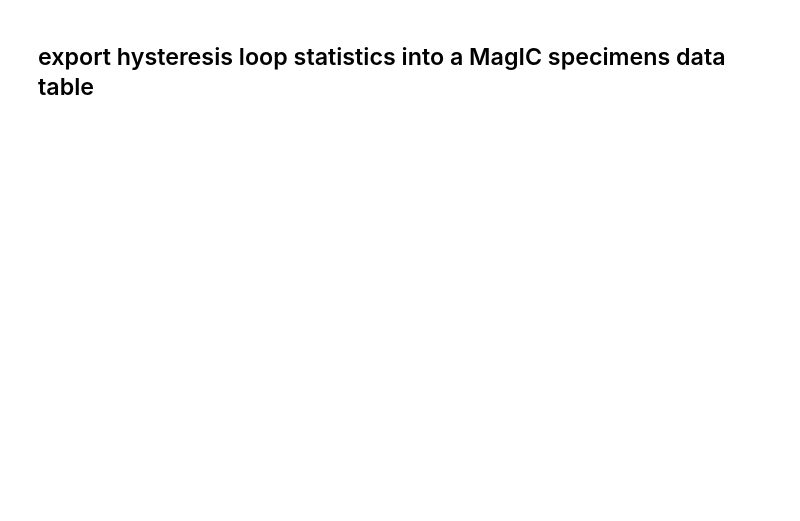
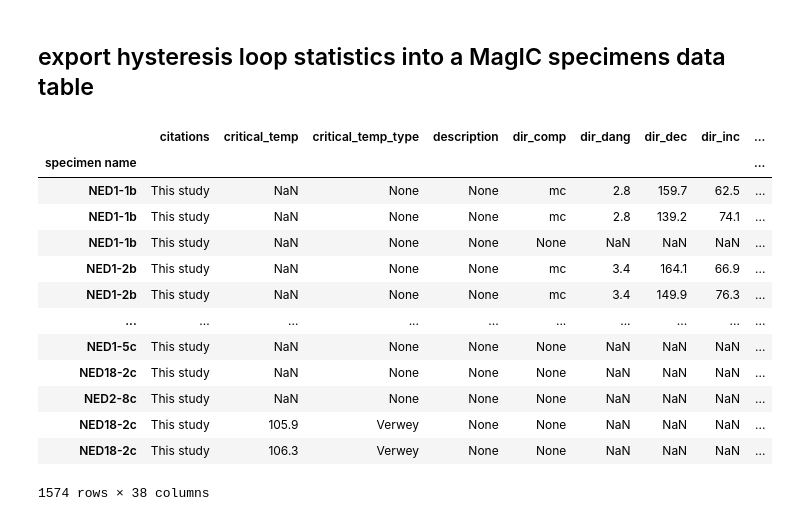
Before and after one commit to PmagPy/RockmagPy-notebooks, a Jupyter notebook: hysteresis_backfield_notebooks/hysteresis_processing.ipynb, the cells around one changed output. Cells and saved outputs as stored; diff of their text form; code cells hidden in the pictures; blank space fills up the shorter version.

```diff
--- a/hysteresis_backfield_notebooks/hysteresis_processing.ipynb
+++ b/hysteresis_backfield_notebooks/hysteresis_processing.ipynb
@@ -110,3 +147,20 @@ results = rmag.process_hyst_loops(hyst_experiments, measurements)
 ## export hysteresis loop statistics into a MagIC specimens data table
 # %%
 rmag.add_hyst_stats_to_specimens_table(specimens, 'IRM-VSM3-LP-HYS-218845', NED1_5c_hyst_process_result)
+# %%
+specimens
+# %% [output]
+|  | citations | critical_temp | critical_temp_type | description | dir_comp | dir_dang | dir_dec | dir_inc | ... |
+| specimen name |  |  |  |  |  |  |  |  | ... |
+| NED1-1b | This study | NaN | None | None | mc | 2.8 | 159.7 | 62.5 | ... |
+| NED1-1b | This study | NaN | None | None | mc | 2.8 | 139.2 | 74.1 | ... |
+| NED1-1b | This study | NaN | None | None | None | NaN | NaN | NaN | ... |
+| NED1-2b | This study | NaN | None | None | mc | 3.4 | 164.1 | 66.9 | ... |
+| NED1-2b | This study | NaN | None | None | mc | 3.4 | 149.9 | 76.3 | ... |
+| ... | ... | ... | ... | ... | ... | ... | ... | ... | ... |
+| NED1-5c | This study | NaN | None | None | None | NaN | NaN | NaN | ... |
+| NED18-2c | This study | NaN | None | None | None | NaN | NaN | NaN | ... |
+| NED2-8c | This study | NaN | None | None | None | NaN | NaN | NaN | ... |
+| NED18-2c | This study | 105.9 | Verwey | None | None | NaN | NaN | NaN | ... |
+| NED18-2c | This study | 106.3 | Verwey | None | None | NaN | NaN | NaN | ... |
+1574 rows × 38 columns
```
Also changed, not shown: parts of 9 cells of this notebook.
